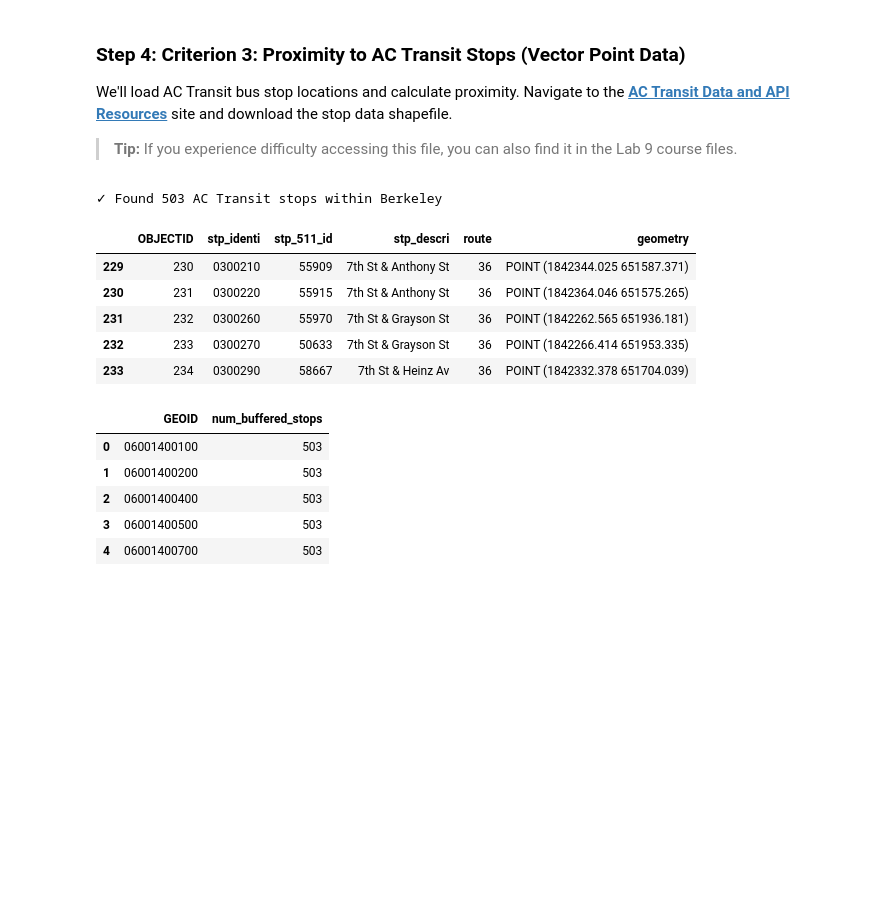
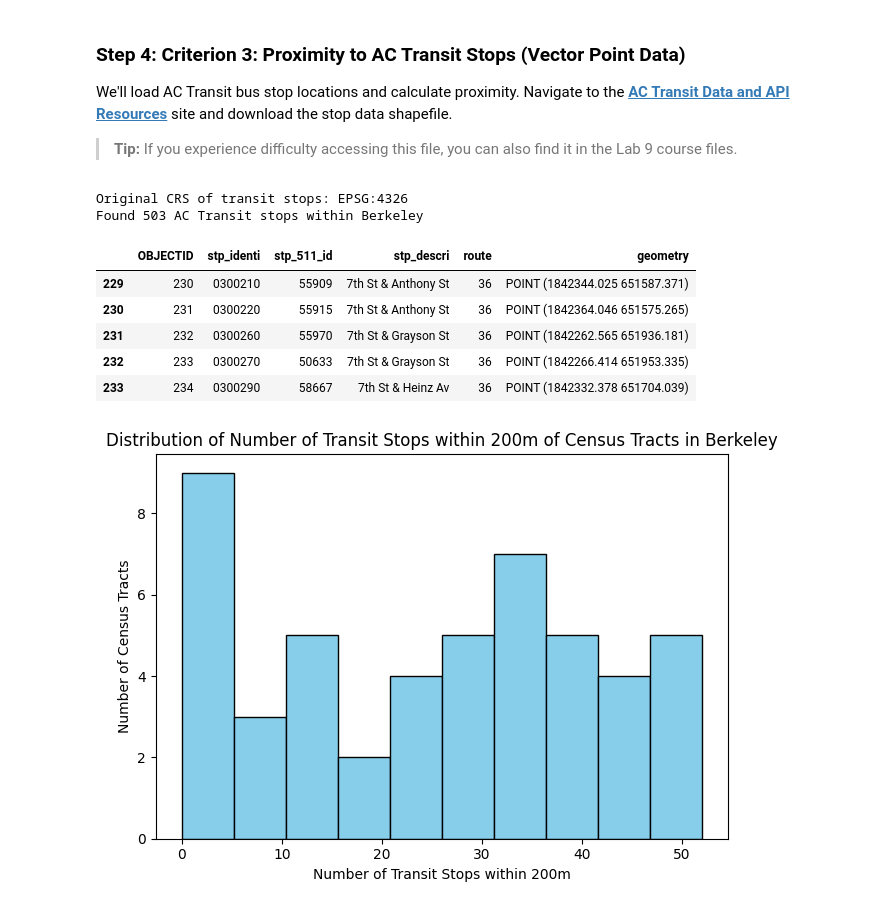
Before and after one commit to manpazito/city_planning_101, a Jupyter notebook: labs/Lab_9.ipynb, the cells around one changed output. Saved outputs shown, nothing was run; the diff lists cells and outputs as text; code cells hidden in the pictures; blank space fills up the shorter version.

```diff
--- a/labs/Lab_9.ipynb
+++ b/labs/Lab_9.ipynb
@@ -357,6 +357,8 @@ We'll load AC Transit bus stop locations and calculate proximity. Navigate to th
 
 # Read the shapefile (GeoPandas can read directly from a zip file)
 transitStops = gpd.read_file("data/UniqueStops_Fall25.zip")
+original_crs = transitStops.crs
+print(f"Original CRS of transit stops: {original_crs}")
 
 # Reproject stops to match berkeley CRS
 transitStops = transitStops.to_crs(berkeley.crs) #type:ignore
@@ -372,10 +374,11 @@ transitStopsCal = transitStopsCal[
 # Remove duplicate stops (from spatial join)
 transitStopsCal = transitStopsCal.drop_duplicates(subset="stp_identi")
 
-print(f"✓ Found {len(transitStopsCal)} AC Transit stops within Berkeley")
+print(f"Found {len(transitStopsCal)} AC Transit stops within Berkeley")
 transitStopsCal.head()
 # %% [output]
-✓ Found 503 AC Transit stops within Berkeley
+Original CRS of transit stops: EPSG:4326
+Found 503 AC Transit stops within Berkeley
 |  | OBJECTID | stp_identi | stp_511_id | stp_descri | route | geometry |
 | 229 | 230 | 0300210 | 55909 | 7th St & Anthony St | 36 | POINT (1842344.025 651587.371) |
 | 230 | 231 | 0300220 | 55915 | 7th St & Anthony St | 36 | POINT (1842364.046 651575.265) |
@@ -383,45 +386,47 @@ transitStopsCal.head()
 | 232 | 233 | 0300270 | 50633 | 7th St & Grayson St | 36 | POINT (1842266.414 651953.335) |
 | 233 | 234 | 0300290 | 58667 | 7th St & Heinz Av | 36 | POINT (1842332.378 651704.039) |
 # %%
-# In the space below, apply a buffer to each transit stop and calculate the count of intersecting polygons per census tract
-transitStopsCal = transitStopsCal.to_crs(berkeleyTracts.crs)
+projected_crs = berkeley.crs
+# Reproject transit stops and tracts to a projected CRS (meters) before buffering
+transitStopsCal = transitStopsCal.to_crs(projected_crs)  # type:ignore
+berkeleyTracts = berkeleyTracts.to_crs(projected_crs)
 
-buffer_radius = 200  # meters
+buffer_radius = 200  # meters (now valid because CRS units are meters)
 stops_buffered = transitStopsCal.copy()
 stops_buffered["geometry"] = stops_buffered.geometry.buffer(buffer_radius)
 
 stops_to_tracts = gpd.sjoin(
     stops_buffered,
     berkeleyTracts,
     how="inner",
     predicate="intersects",
     lsuffix="stop",
     rsuffix="tract",
 )
 
 stop_counts_by_tract = stops_to_tracts.groupby("GEOID").size().reset_index(name="num_buffered_stops")
 
 berkeleyTracts_with_counts = berkeleyTracts.merge(
     stop_counts_by_tract,
     on="GEOID",
     how="left"
 )
 
 # For tracts with no nearby stops, fill NaN with 0
 berkeleyTracts_with_counts["num_buffered_stops"] = (
     berkeleyTracts_with_counts["num_buffered_stops"]
     .fillna(0)
     .astype(int)
 )
 
-berkeleyTracts_with_counts[["GEOID", "num_buffered_stops"]].head()
+plt.hist(berkeleyTracts_with_counts["num_buffered_stops"],color='skyblue', edgecolor='black')
+plt.title("Distribution of Number of Transit Stops within 200m of Census Tracts in Berkeley")
+plt.xlabel("Number of Transit Stops within 200m")
+plt.ylabel("Number of Census Tracts")
+plt.tight_layout()
+plt.show()
 # %% [output]
-|  | GEOID | num_buffered_stops |
-| 0 | 06001400100 | 503 |
-| 1 | 06001400200 | 503 |
-| 2 | 06001400400 | 503 |
-| 3 | 06001400500 | 503 |
-| 4 | 06001400700 | 503 |
+[figure, added]
 # %%
 # When done, edit the template code below to produce a plot of stops by tract
 plt.figure(figsize=(15, 10))
```
Also changed, not shown: parts of 2 cells of this notebook, 5 other files.
